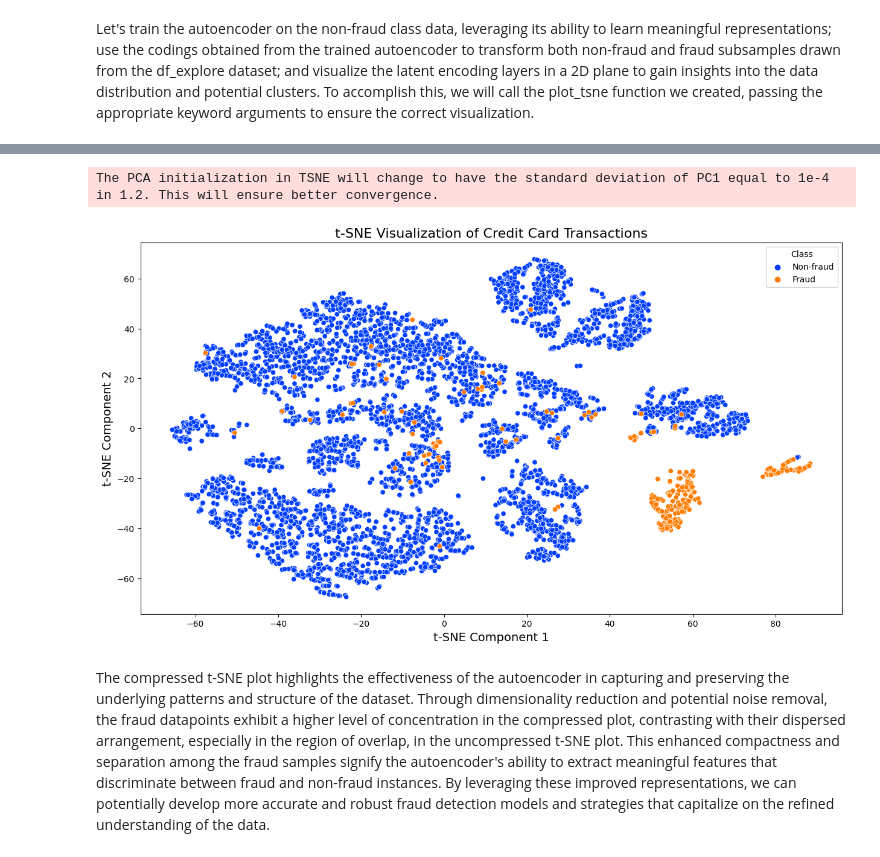
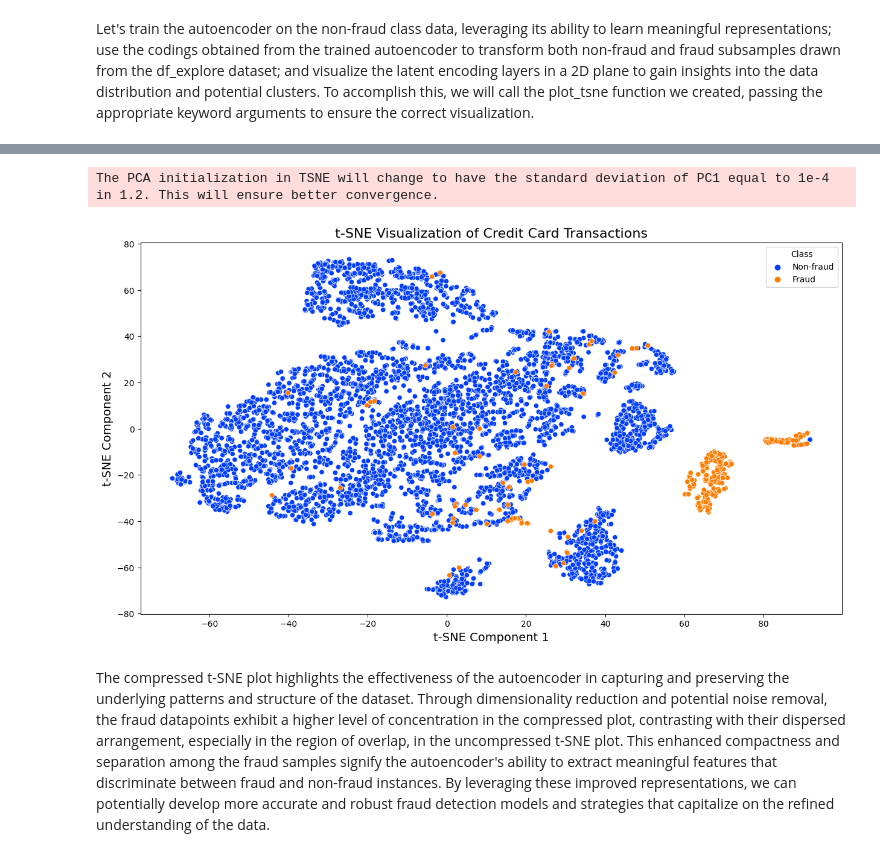
Before and after one commit to KevinChima/Credit-Card-Fraud, a Jupyter notebook: CreditCardFraud.ipynb, the cells around one changed output, grey strips where cells are left out. Drawn from its saved outputs; the diff is of its cells as text; code cells hidden in the pictures.

Commit message:
Modified the encoder units, when the plot_tsne functioned is called, to 21; as well as when autoencoder is set to true in the train_evaluate helper function

```diff
--- a/CreditCardFraud.ipynb
+++ b/CreditCardFraud.ipynb
@@ -689,7 +687,7 @@ Let's train the autoencoder on the non-fraud class data, leveraging its ability
 # %%
 np.random.seed(42)
 # plots the t-SNE visualization on the encoded generaters 5000 samples
-plot_tsne(df_explore, encoder=True, encoding_units=20, sparsity=True, random_state=48)
+plot_tsne(df_explore, encoder=True, encoding_units=22, sparsity=True, random_state=42)
 # %% [output]
 (5378, 30)
 Epoch 1/15
@@ -711,5 +709,5 @@ Tranformed X shape: (5378, 20)
 The PCA initialization in TSNE will change to have the standard deviation of PC1 equal to 1e-4 in 1.2. This will ensure better convergence.
-[figure, old version]
+[figure, new version]
 # %% [markdown]
 The compressed t-SNE plot highlights the effectiveness of the autoencoder in capturing and preserving the underlying patterns and structure of the dataset. Through dimensionality reduction and potential noise removal, the fraud datapoints exhibit a higher level of concentration in the compressed plot, contrasting with their dispersed arrangement, especially in the region of overlap, in the uncompressed t-SNE plot. This enhanced compactness and separation among the fraud samples signify the autoencoder's ability to extract meaningful features that discriminate between fraud and non-fraud instances. By leveraging these improved representations, we can potentially develop more accurate and robust fraud detection models and strategies that capitalize on the refined understanding of the data.
 # %% [markdown]
```
Also changed, not shown: parts of 30 cells of this notebook.
